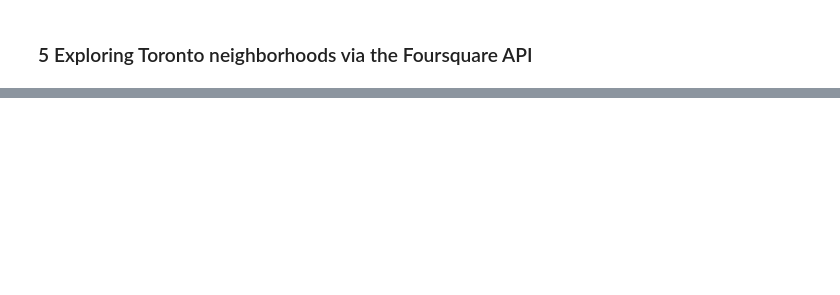
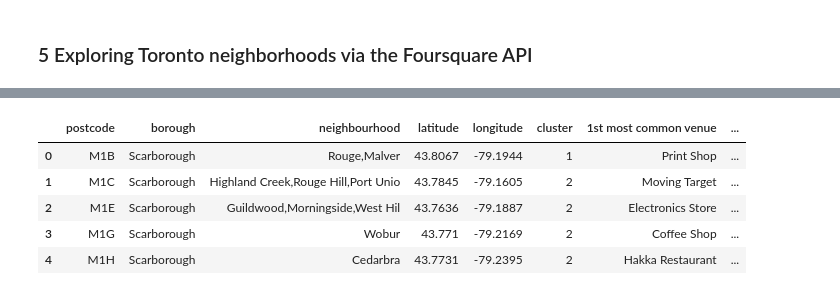
Before and after one commit to beinglucky24/Coursera_Capstone, a Jupyter notebook: segmenting_and_clustering.ipynb, the cells around one changed output, grey strips where cells are left out. Cells and saved outputs as stored; diff of their text form; code cells hidden in the pictures; blank space fills up the shorter version.

```diff
--- a/segmenting_and_clustering.ipynb
+++ b/segmenting_and_clustering.ipynb
@@ -199,0 +247,4 @@ print('Latitude and longitude values of {} are {}, {}.'.format(neighborhood_name
+# %%
+toronto_grouped = toronto_onehot.groupby('postcode').mean().reset_index()
+print('Shape: ',toronto_grouped.shape)
+toronto_grouped.head()
@@ -199,0 +290,24 @@ print('Latitude and longitude values of {} are {}, {}.'.format(neighborhood_name
+# %%
+def CommonVenues(row,venue_num):
+    row_categories = row.iloc[1:]
+    row_categories_sorted = row_categories.sort_values(ascending=False)
+
+    return row_categories_sorted.index.values[0:venue_num]
+# %%
+venue_num = 5
+indicators = ['st','nd','rd']
+
+columns = ['postcode']
+for ind in np.arange(venue_num):
+    try:
+        columns.append('{}{} most common venue'.format(ind+1, indicators[ind]))
+    except:
+        columns.append('{}th most common venue'.format(ind+1))
+
+codesvenues_sorted = pd.DataFrame(columns=columns)
+codesvenues_sorted['postcode'] = toronto_grouped['postcode']
+
+for ind in np.arange(toronto_grouped.shape[0]):
+    codesvenues_sorted.iloc[ind, 1:] = CommonVenues(toronto_grouped.iloc[ind, :],venue_num)
+
+codesvenues_sorted.head()
@@ -199,0 +323,16 @@ print('Latitude and longitude values of {} are {}, {}.'.format(neighborhood_name
+# %%
+kclusters = 3
+toronto_grouped_clustering = toronto_grouped.drop('postcode',axis=1)
+kmeans = KMeans(n_clusters=kclusters,random_state=0).fit(toronto_grouped_clustering)
+# %%
+toronto_merged = code_df
+toronto_merged['cluster'] = kmeans.labels_
+toronto_merged = toronto_merged.join(codesvenues_sorted.set_index('postcode'),on='postcode')
+toronto_merged.head()
+# %% [output]
+|  | postcode | borough | neighbourhood | latitude | longitude | cluster | 1st most common venue | ... |
+| 0 | M1B | Scarborough | Rouge,Malver | 43.8067 | -79.1944 | 1 | Print Shop | ... |
+| 1 | M1C | Scarborough | Highland Creek,Rouge Hill,Port Unio | 43.7845 | -79.1605 | 2 | Moving Target | ... |
+| 2 | M1E | Scarborough | Guildwood,Morningside,West Hil | 43.7636 | -79.1887 | 2 | Electronics Store | ... |
+| 3 | M1G | Scarborough | Wobur | 43.771 | -79.2169 | 2 | Coffee Shop | ... |
+| 4 | M1H | Scarborough | Cedarbra | 43.7731 | -79.2395 | 2 | Hakka Restaurant | ... |
```
Also changed, not shown: parts of 18 cells of this notebook.
